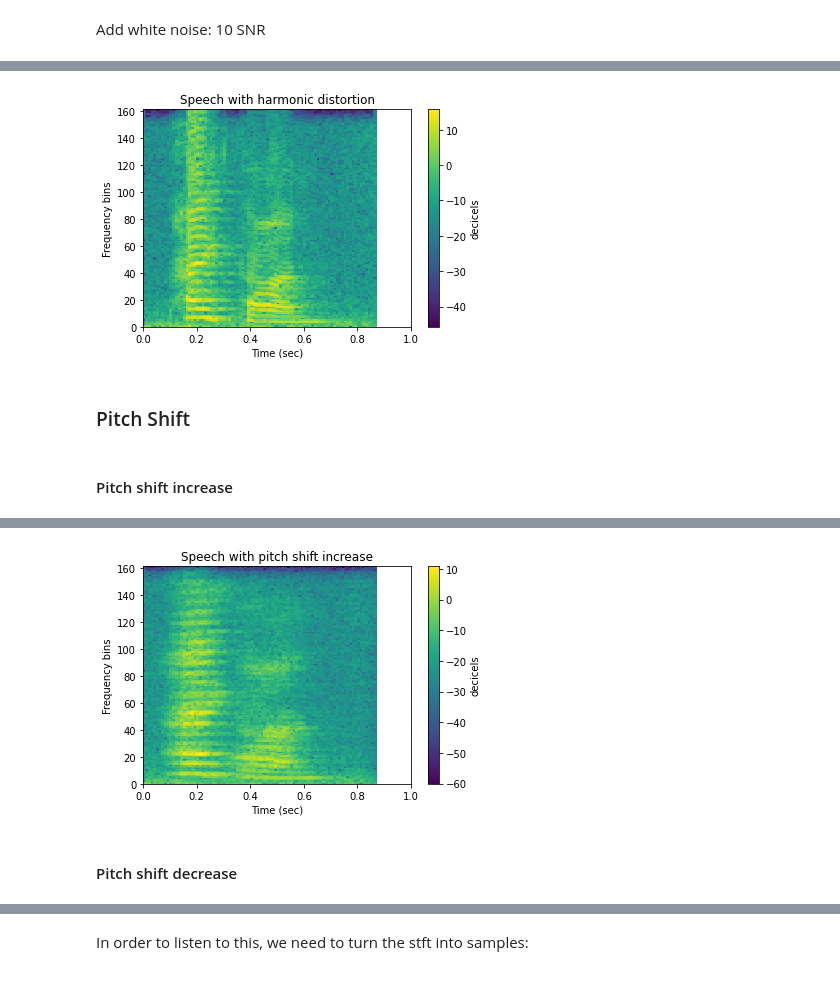
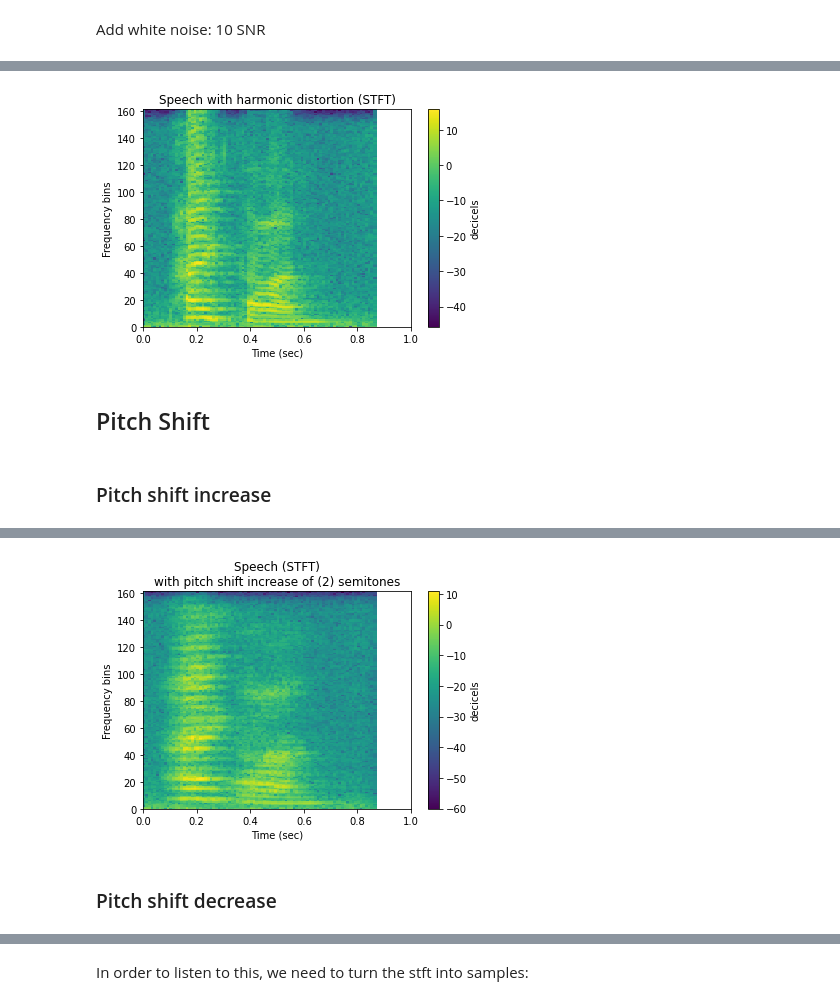
Before and after one commit to a-n-rose/Python-Sound-Tool, a Jupyter notebook: jupyter_notebooks/augment_sound_machine_learning.ipynb, the cells around one changed output, grey strips where cells are left out. Drawn from its saved outputs; the diff is of its cells as text; code cells hidden in the pictures.

```diff
--- a/jupyter_notebooks/augment_sound_machine_learning.ipynb
+++ b/jupyter_notebooks/augment_sound_machine_learning.ipynb
@@ -38,4 +54,5 @@ honk_path = pyst.string2pathlib('audiodata/car_horn.wav')
 # %%
+feature_type = 'stft'
 sr = 16000
 f, sr = pyst.loadsound(speech_path, sr=sr)
 ipd.Audio(f,rate=sr)
@@ -81,4 +98,5 @@ pyst.plotsound(slow, sr=sr, feature_type='stft',
 # %% [markdown]
 Add white noise: 10 SNR
 # %%
-noisy = pyst.augment.add_white_noise(f, sr=sr, snr = 10)
+snr = 10
+noisy = pyst.augment.add_white_noise(f, sr=sr, snr = snr)
@@ -102,25 +120,26 @@ ipd.Audio(hd,rate=sr)
 # %% [output]
 [interactive output not drawn]
 # %%
-pyst.plotsound(hd, sr=sr, feature_type='stft',
-               title='Speech with harmonic distortion')
+pyst.plotsound(hd, sr=sr, feature_type=feature_type,
+               title='Speech with harmonic distortion ({})'.format(feature_type.upper()))
 # %% [output]
-[figure, old version]
+[figure, new version]
 # %% [markdown]
-### Pitch Shift
+## Pitch Shift
 # %% [markdown]
-#### Pitch shift increase
+### Pitch shift increase
 # %%
-psi = pyst.augment.pitchshift_i(f, sr=sr, num_semitones = 2)
+num_semitones = 2
+psi = pyst.augment.pitch_increase(f, sr=sr, num_semitones = num_semitones)
 # %%
 ipd.Audio(psi,rate=sr)
 # %% [output]
 [interactive output not drawn]
 # %%
-pyst.plotsound(psi, sr=sr, feature_type='stft',
-               title='Speech with pitch shift increase')
+pyst.plotsound(psi, sr=sr, feature_type=feature_type,
+               title='Speech ({})\nwith pitch shift increase of ({}) semitones'.format(feature_type.upper(), num_semitones))
 # %% [output]
-[figure, old version]
+[figure, new version]
 # %% [markdown]
-#### Pitch shift decrease
+### Pitch shift decrease
 # %%
```
Also changed, not shown: parts of 58 cells of this notebook.
